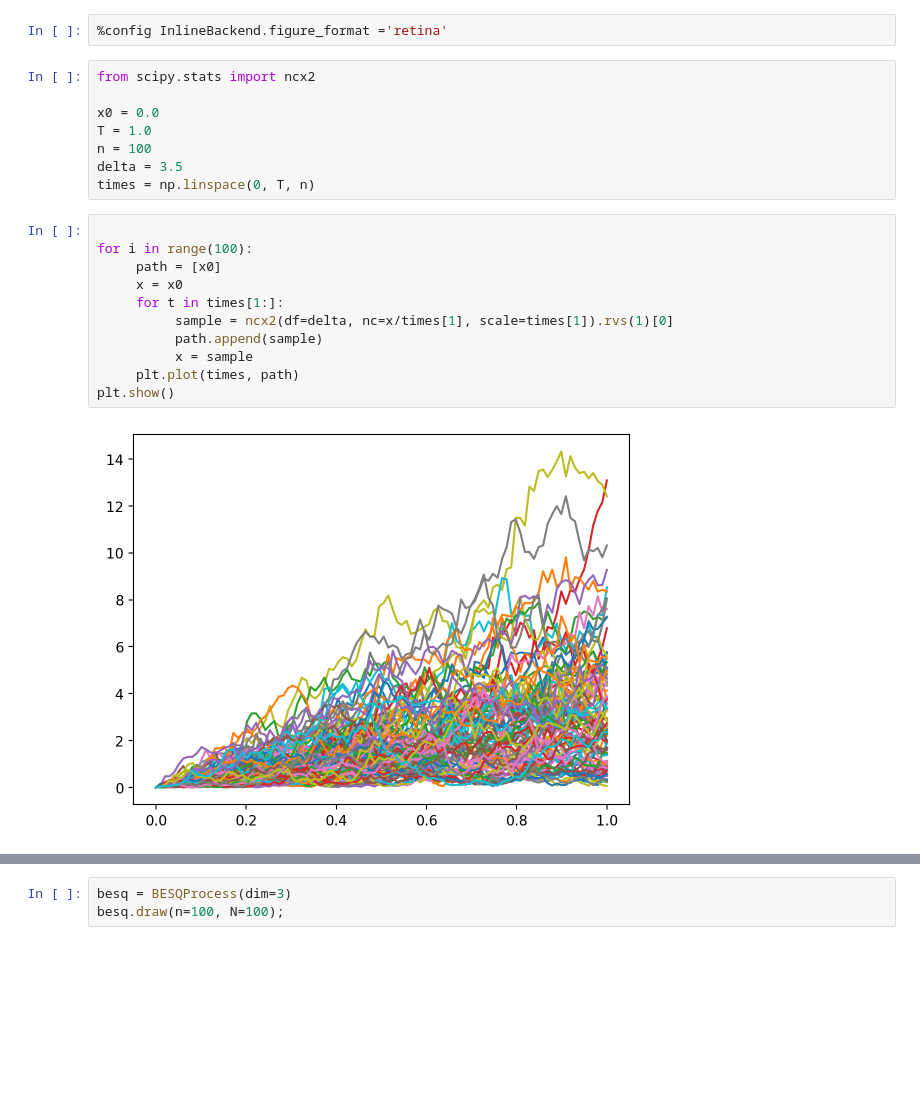
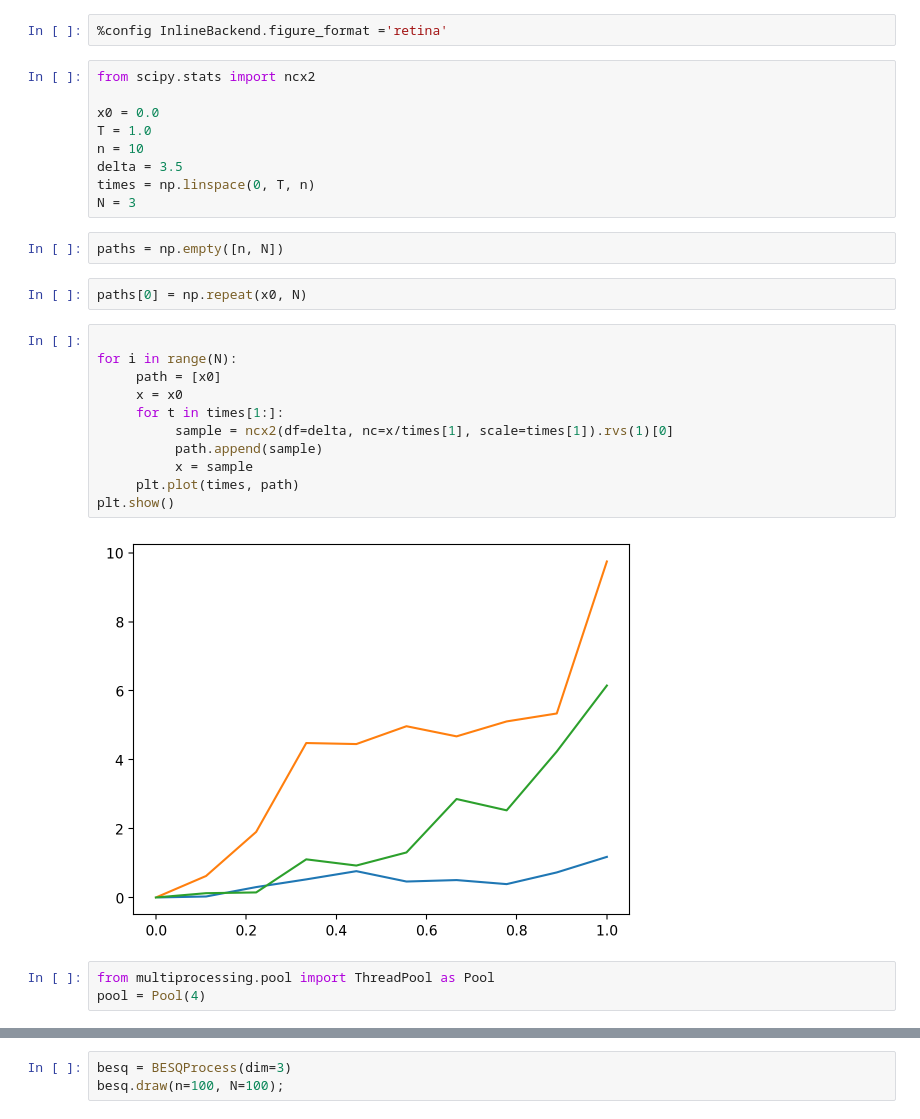
Before and after one commit to quantgirluk/Understanding-Quantitative-Finance, a Jupyter notebook: UQF/bessel_processes.ipynb, the cells around one changed output, grey strips where cells are left out. Drawn from its saved outputs; the diff is of its cells as text; blank space fills up the shorter version.

```diff
--- a/UQF/bessel_processes.ipynb
+++ b/UQF/bessel_processes.ipynb
@@ -210,19 +204,27 @@ from scipy.stats import ncx2
 
 x0 = 0.0
 T = 1.0
-n = 100
+n = 10
 delta = 3.5
 times = np.linspace(0, T, n)
+N = 3
+# %%
+paths = np.empty([n, N])
+# %%
+paths[0] = np.repeat(x0, N)
 # %%
 
-for i in range(100):
+for i in range(N):
      path = [x0]
      x = x0
      for t in times[1:]:
           sample = ncx2(df=delta, nc=x/times[1], scale=times[1]).rvs(1)[0]
           path.append(sample)
           x = sample
      plt.plot(times, path)
 plt.show()
 # %% [output]
-[figure, old version]
+[figure, new version]
+# %%
+from multiprocessing.pool import ThreadPool as Pool
+pool = Pool(4)
```
Also changed, not shown: parts of 7 cells of this notebook.
